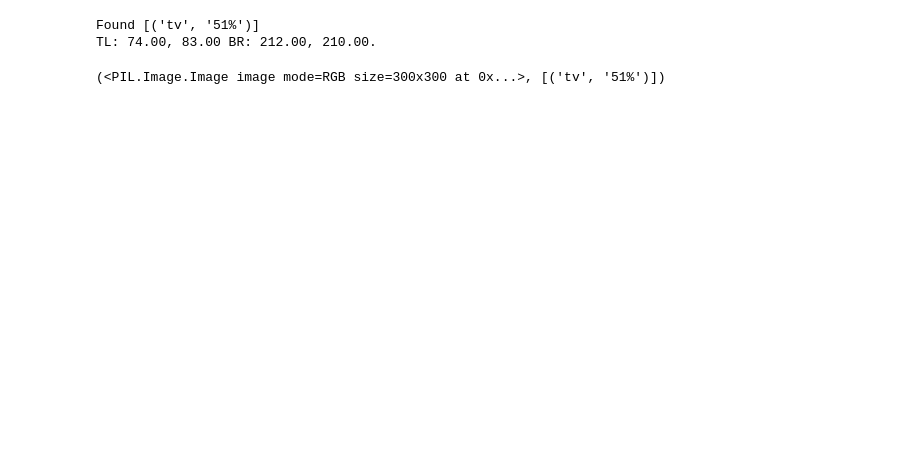
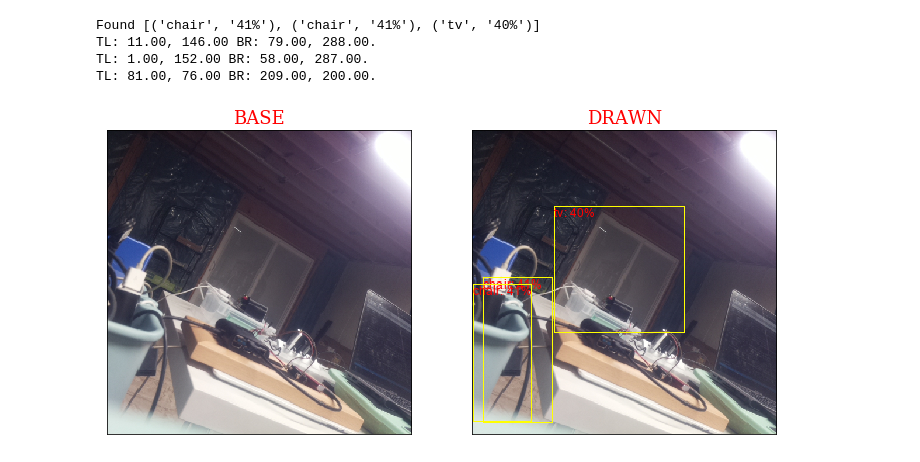
Before and after one commit to sunbee/Surveillor, a Jupyter notebook: DemoObjectDetector.ipynb, the cells around one changed output. Cells and saved outputs as stored; diff of their text form; code cells hidden in the pictures; blank space fills up the shorter version.

Commit message:
Updated Coco class to return snaps, updated demo n

```diff
--- a/DemoObjectDetector.ipynb
+++ b/DemoObjectDetector.ipynb
@@ -21,8 +21,26 @@ mnet.classify_snap()
 labs2 = '/home/pi/Downloads/CocoSSD/labelmap.txt'
 mod2 = '/home/pi/Downloads/CocoSSD/detect.tflite'
 cnet = Coco(labs2, mod2, pic)
-cnet.classify_snap(threshold=0.4)
+base, drawn, res = cnet.classify_snap(threshold=0.4)
 # %% [output]
-Found [('tv', '51%')]
-TL: 74.00, 83.00 BR: 212.00, 210.00.
+Found [('chair', '41%'), ('chair', '41%'), ('tv', '40%')]
+TL: 11.00, 146.00 BR: 79.00, 288.00.
+TL: 1.00, 152.00 BR: 58.00, 287.00.
+TL: 81.00, 76.00 BR: 209.00, 200.00.
-(<PIL.Image.Image image mode=RGB size=300x300 at 0x...>, [('tv', '51%')])
+# %%
+labels = ["BASE", "DRAWN"]
+
+_, axarray = plt.subplots(1, 2, figsize=(12, 12))
+
+font = {'family': 'serif', 'color': 'red', 'size': 18}
+
+for idx in range(len(labels)):
+    axarray[idx].set_xticks([])
+    axarray[idx].set_yticks([])
+    axarray[idx].set_title(labels[idx], fontdict=font)
+
+axarray[0].imshow(base)
+axarray[1].imshow(drawn)
+plt.show()
+# %% [output]
+[figure, added]
```
Also changed, not shown: parts of 2 cells of this notebook, 1 other file.
